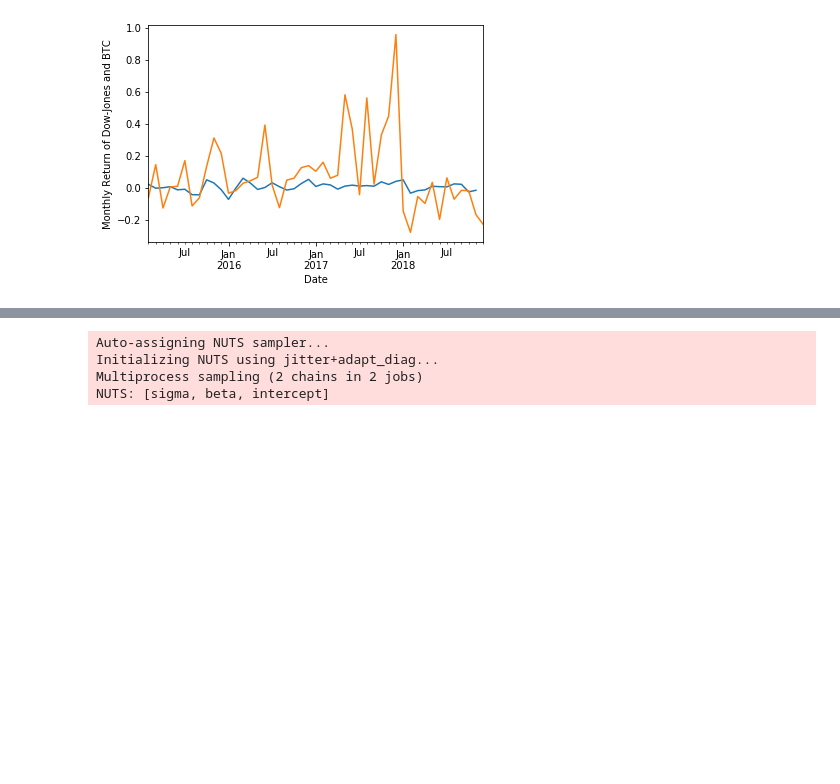
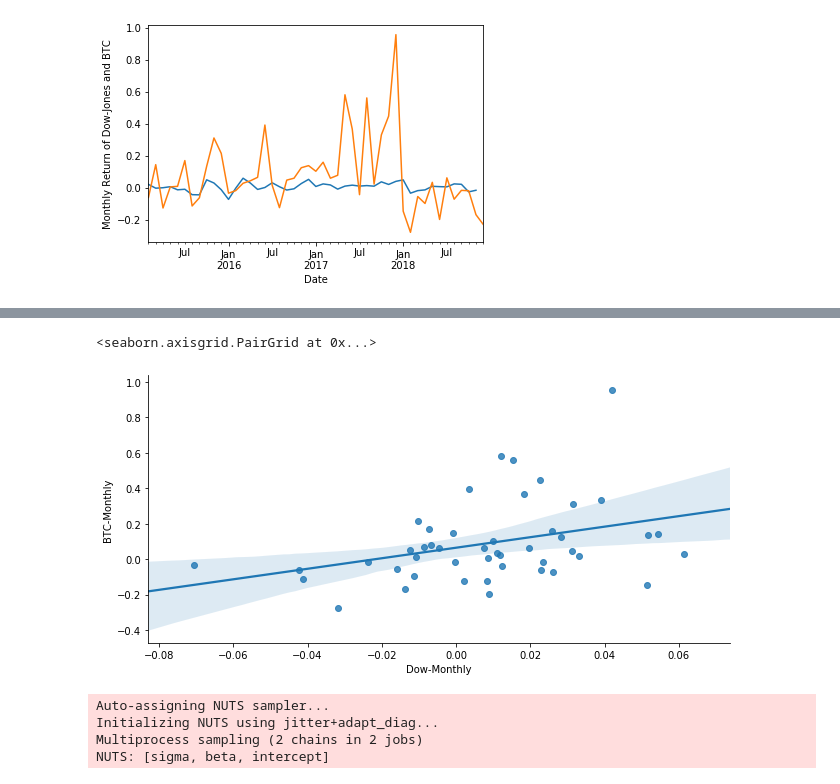
Before and after one commit to rijish45/Bitcoin-Regressions, a Jupyter notebook: Dow-Bitcoin.ipynb, the cells around one changed output, grey strips where cells are left out. Cells and saved outputs as stored; diff of their text form; code cells hidden in the pictures; blank space fills up the shorter version.

```diff
--- a/Dow-Bitcoin.ipynb
+++ b/Dow-Bitcoin.ipynb
@@ -60,6 +83,15 @@ R_Value = 0.3464282675018629
 Slope = 2.971995182551312
 
 Std_Err = 1.2132398915475122
+# %%
+dataframe = pd.concat([BTC_return_monthly, DOW_return_monthly], axis=1)
+# %%
+dataframe.columns = ['BTC-Monthly', 'Dow-Monthly']
+# %%
+sns.pairplot(dataframe, x_vars=['Dow-Monthly'], y_vars='BTC-Monthly', height = 4.5, aspect = 2.0, kind='reg')
+# %% [output]
+<seaborn.axisgrid.PairGrid at 0x...>
+[figure, added]
 # %%
 import pymc3 as pm
 lin_model = pm.Model()
```
Also changed, not shown: parts of 10 cells of this notebook.
